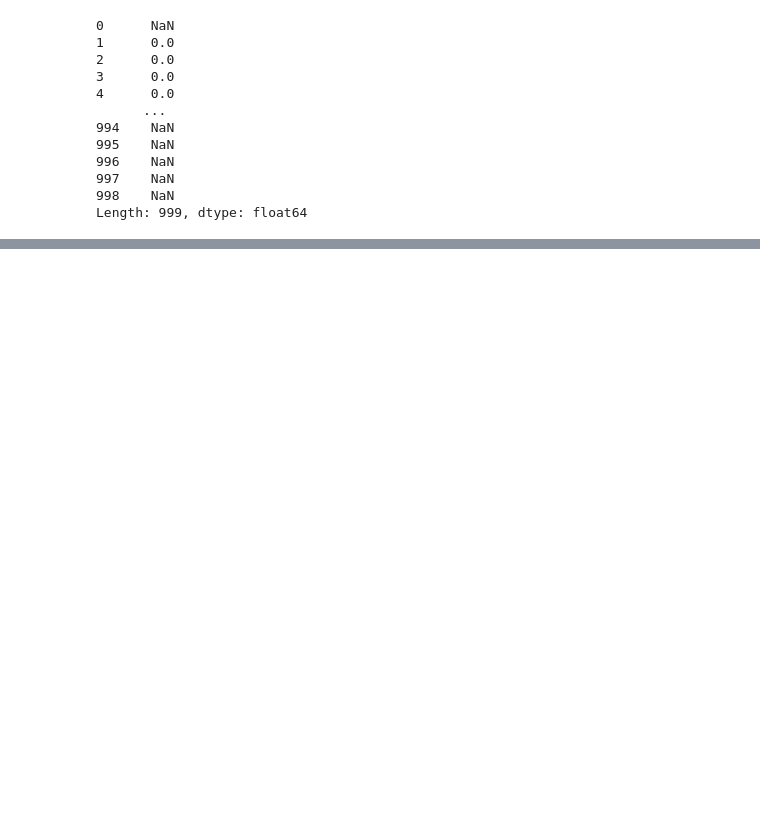
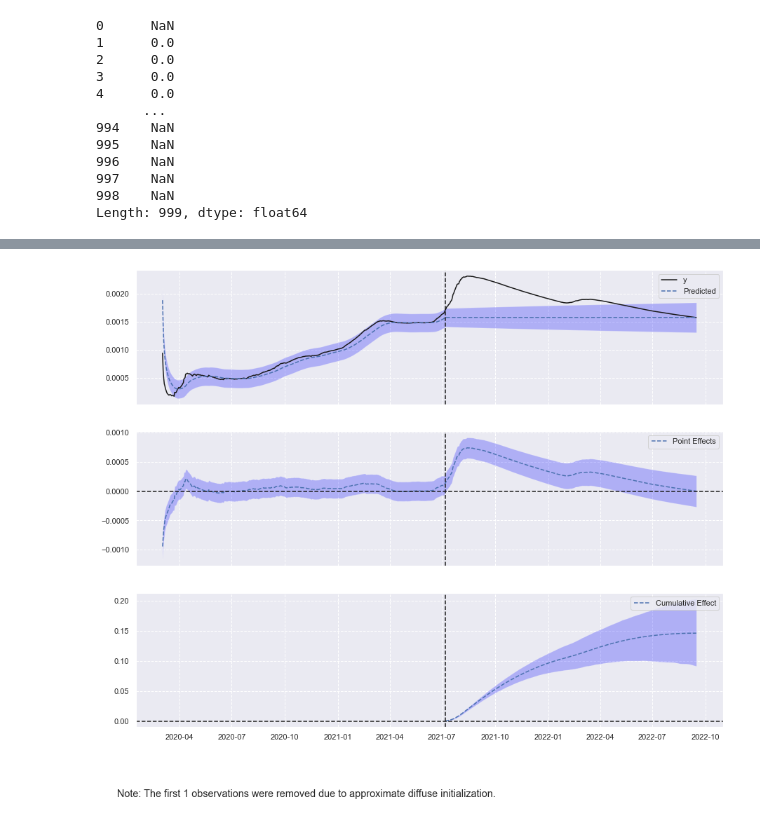
Before and after one commit to rahilaode/Vaccination-and-Mortality-Rate-Speed-of-Covid-19-in-2022, a Jupyter notebook: Pengaruh antara Vaksinasi dengan Angka Kematian Covid-19 pada Lima Provinsi di Indonesia Tahun 2021.ipynb, the cells around one changed output, grey strips where cells are left out. Drawn from its saved outputs; the diff is of its cells as text; code cells hidden in the pictures; blank space fills up the shorter version.

```diff
--- a/Pengaruh antara Vaksinasi dengan Angka Kematian Covid-19 pada Lima Provinsi di Indonesia Tahun 2021.ipynb
+++ b/Pengaruh antara Vaksinasi dengan Angka Kematian Covid-19 pada Lima Provinsi di Indonesia Tahun 2021.ipynb
@@ -1402,0 +1596,3 @@ Koefisien korelasi =  -0.8940390167182426
+# %%
+#Sebelum 50% Populasi divaksinasi
+df_jkt_before50vac = df_jkt[df_jkt['Date'] < df_jkt_after50vac.Date.min()]
@@ -1402,0 +1632,4 @@ Koefisien korelasi =  -0.8940390167182426
+# %%
+df_jkt_new = df_jkt[['Date', 'Mortality Rate Speed (2021)']]
+df_jkt_new = df_jkt_new.set_index('Date')
+df_jkt_new.head()
@@ -1402,0 +1644,9 @@ Koefisien korelasi =  -0.8940390167182426
+# %%
+from causalimpact import CausalImpact
+# Causal impact model
+impact = CausalImpact(data=df_jkt_new, pre_period=pre_period, post_period=post_period)
+
+# Visualization
+impact.plot()
+# %% [output]
+[figure, added]
```
Also changed, not shown: parts of 72 cells of this notebook, 4 other files.
